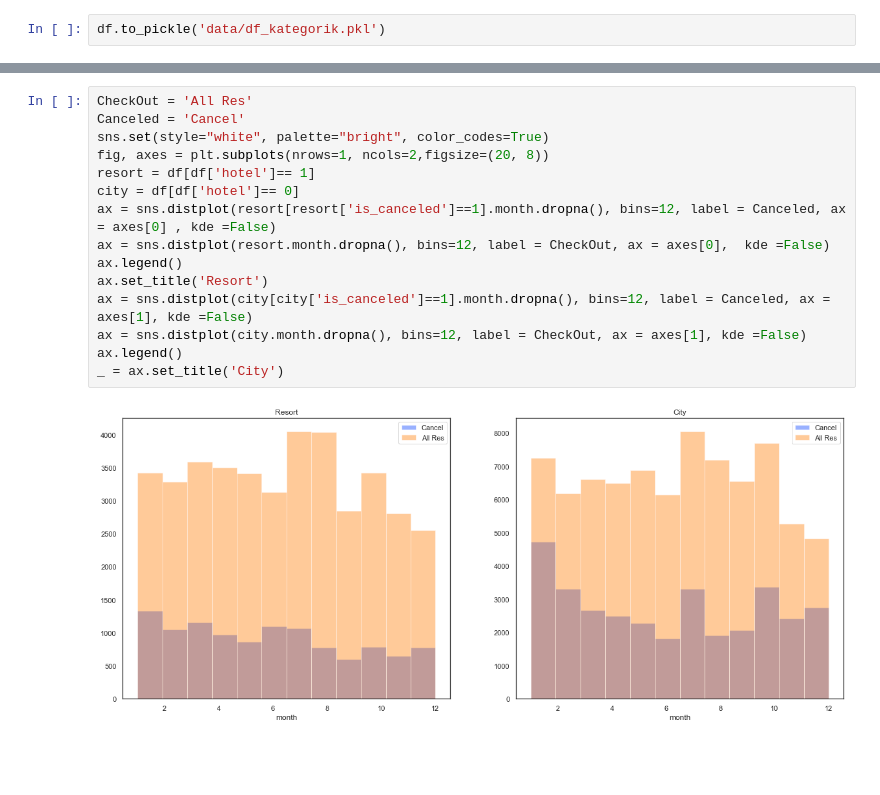
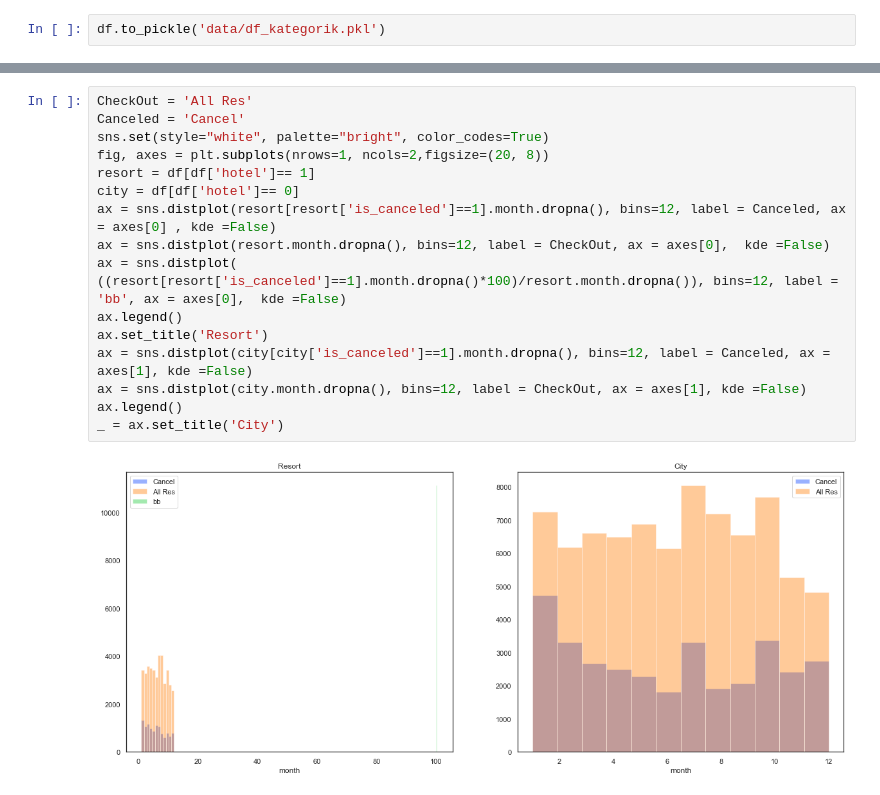
Before and after one commit to burakarslan/IDSA_Project03, a Jupyter notebook: 02- Data Cleaning & EDA.ipynb, the cells around one changed output, grey strips where cells are left out. Saved outputs shown, nothing was run; the diff lists cells and outputs as text; blank space fills up the shorter version.

```diff
--- a/02- Data Cleaning & EDA.ipynb
+++ b/02- Data Cleaning & EDA.ipynb
@@ -411,17 +356,18 @@ array(['Check-Out', 'Canceled', 'No-Show'], dtype=object)
 # %%
 CheckOut = 'All Res'
 Canceled = 'Cancel'
 sns.set(style="white", palette="bright", color_codes=True)
 fig, axes = plt.subplots(nrows=1, ncols=2,figsize=(20, 8))
 resort = df[df['hotel']== 1]
 city = df[df['hotel']== 0]
 ax = sns.distplot(resort[resort['is_canceled']==1].month.dropna(), bins=12, label = Canceled, ax = axes[0] , kde =False)
 ax = sns.distplot(resort.month.dropna(), bins=12, label = CheckOut, ax = axes[0],  kde =False)
+ax = sns.distplot( ((resort[resort['is_canceled']==1].month.dropna()*100)/resort.month.dropna()), bins=12, label = 'bb', ax = axes[0],  kde =False)
 ax.legend()
 ax.set_title('Resort')
 ax = sns.distplot(city[city['is_canceled']==1].month.dropna(), bins=12, label = Canceled, ax = axes[1], kde =False)
 ax = sns.distplot(city.month.dropna(), bins=12, label = CheckOut, ax = axes[1], kde =False)
 ax.legend()
 _ = ax.set_title('City')
 # %% [output]
-[figure, old version]
+[figure, new version]
```
Also changed, not shown: parts of 12 cells of this notebook.
